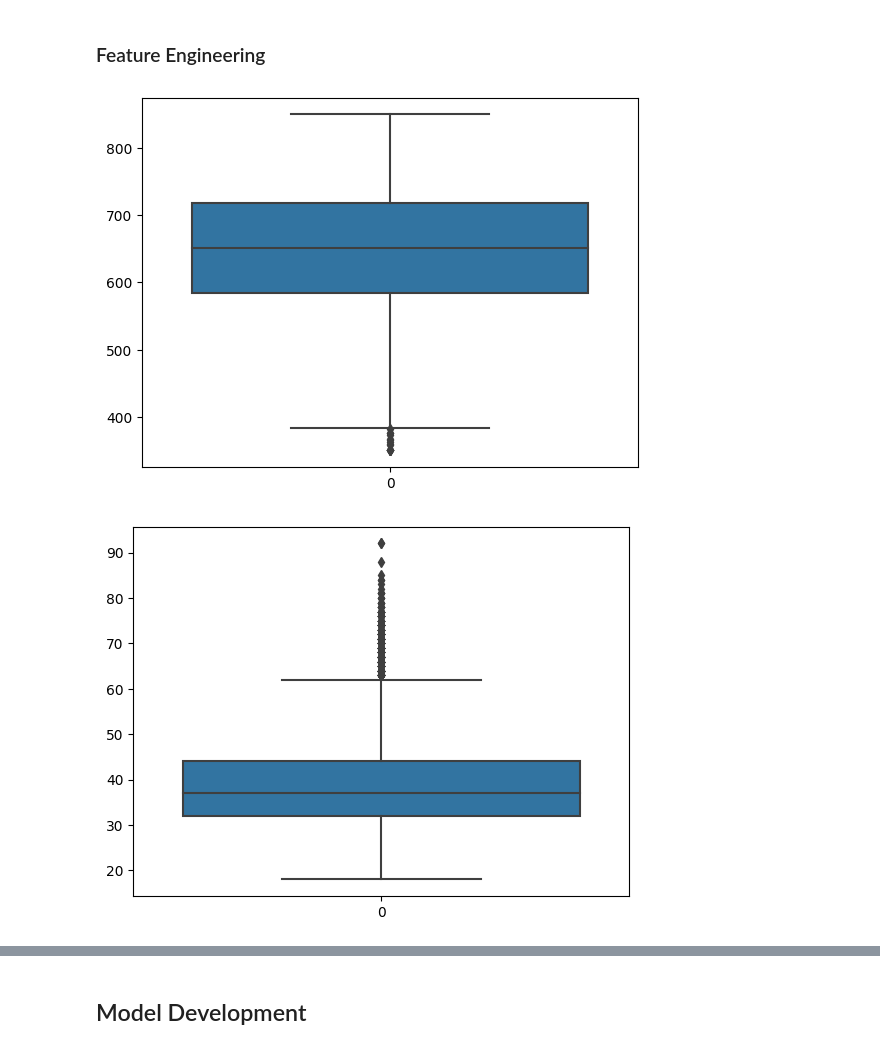
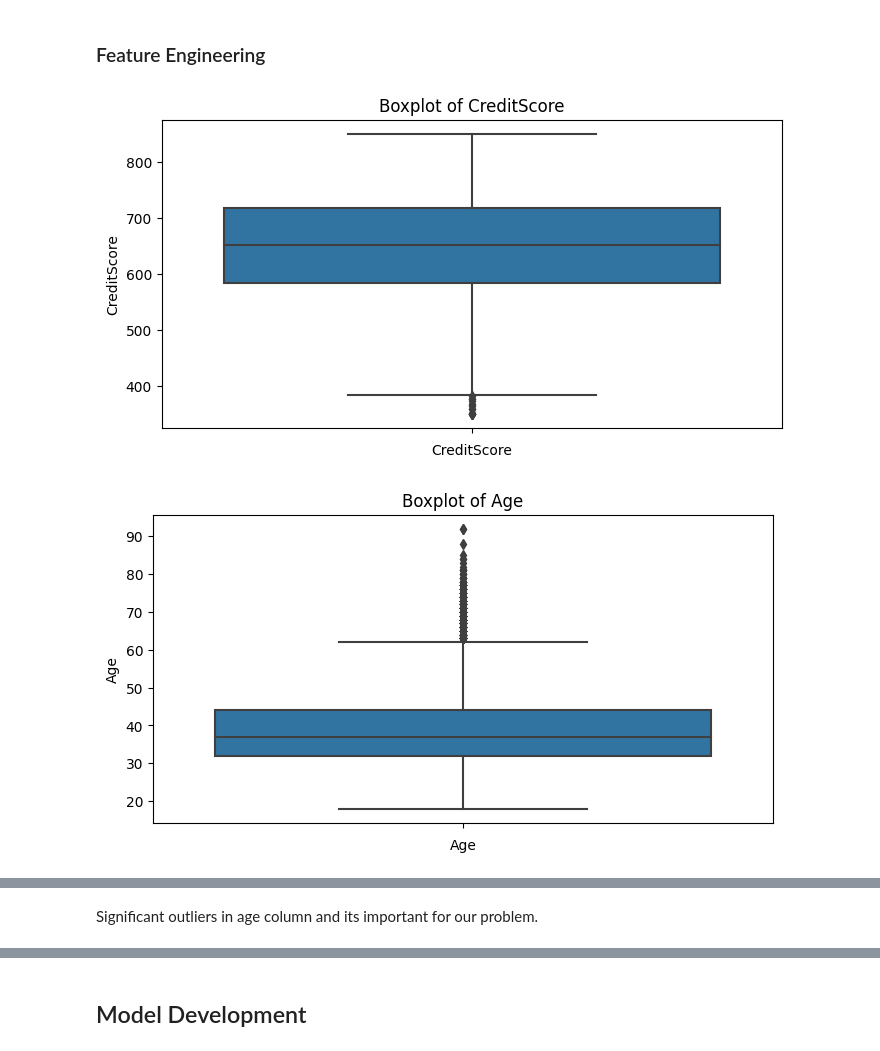
Before and after one commit to x-Rahul/IMARTICUS, a Jupyter notebook: 06 Machine Learning/03 LogisticRegression_Churn_modeling.ipynb, the cells around one changed output, grey strips where cells are left out. Drawn from its saved outputs; the diff is of its cells as text; code cells hidden in the pictures.

```diff
--- a/06 Machine Learning/03 LogisticRegression_Churn_modeling.ipynb
+++ b/06 Machine Learning/03 LogisticRegression_Churn_modeling.ipynb
@@ -80,7 +68,7 @@ Name: count, dtype: int64
 # %%
 # Bivariate analysis
-f=pd.crosstab(df["Geography"],df["Exited"])
-f
+geo_exit = pd.crosstab(df["Geography"],df["Exited"]) # contigency table
+geo_exit
 # %% [output]
 | Exited | 0 | 1 |
 | Geography |  |  |
@@ -143,11 +186,14 @@ plt.show()
 # %% [markdown]
 ### Feature Engineering
 # %%
-# outlier treatment
+# Outlier treatment
 for i in df.columns:
-  if df[i].dtypes=="int64" or df[i].dtypes=="float64":
-    sns.boxplot(df[i])
-    plt.show()
+    if df[i].dtypes == "int64" or df[i].dtypes == "float64":
+        plt.figure(figsize=(8, 4))  # Adjust the figure size
+        sns.boxplot(y=df[i])
+        plt.title(f'Boxplot of {i}')  # Add a title for the boxplot
+        plt.xlabel(i)  # Label for the x-axis
+        plt.show()
 # %% [output]
-[figure, old version]
+[figure, new version]
-[figure, old version]
+[figure, new version]
@@ -160,0 +207,2 @@ for i in df.columns:
+# %% [markdown]
+Significant outliers in age column and its important for our problem.
```
Also changed, not shown: parts of 48 cells of this notebook, 2 other files.
